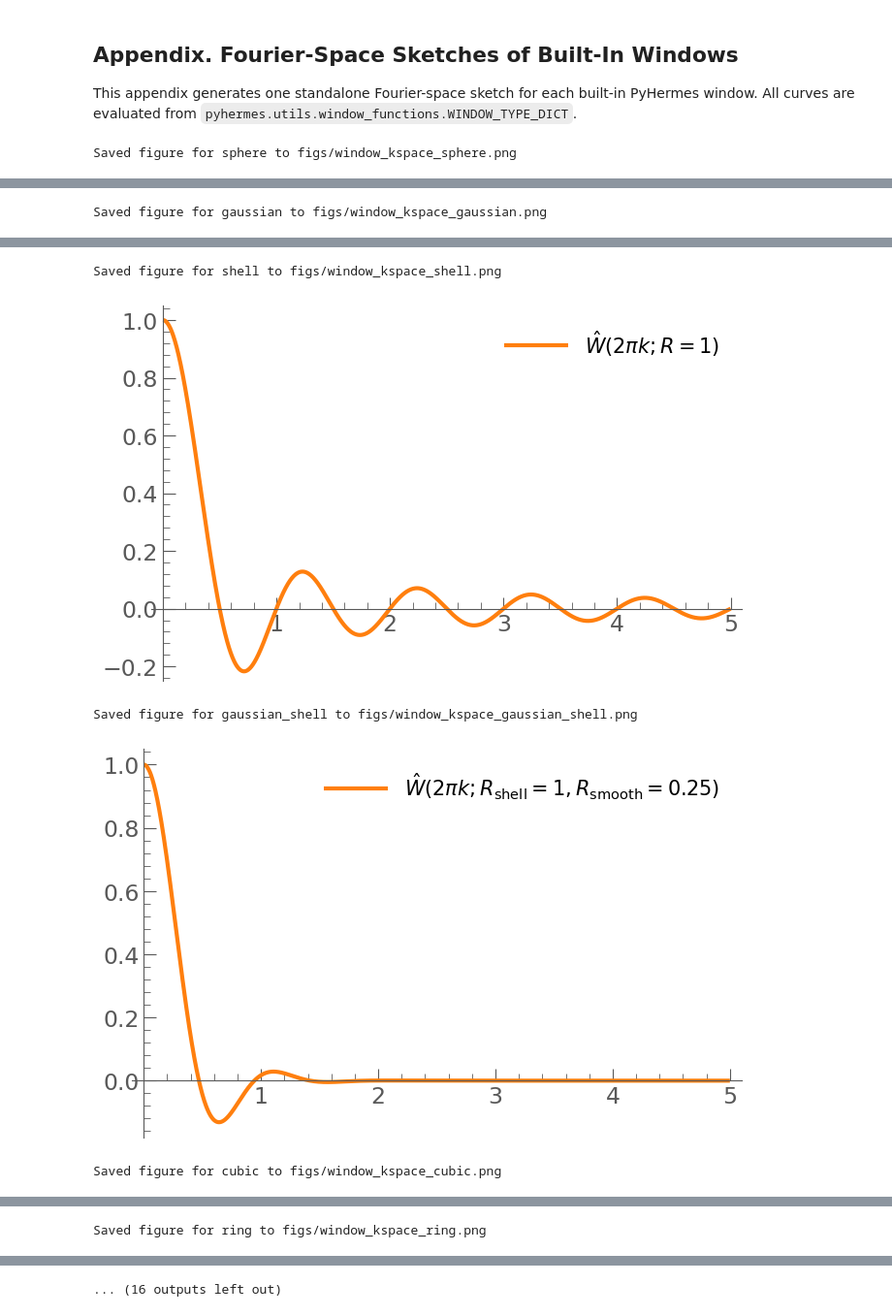
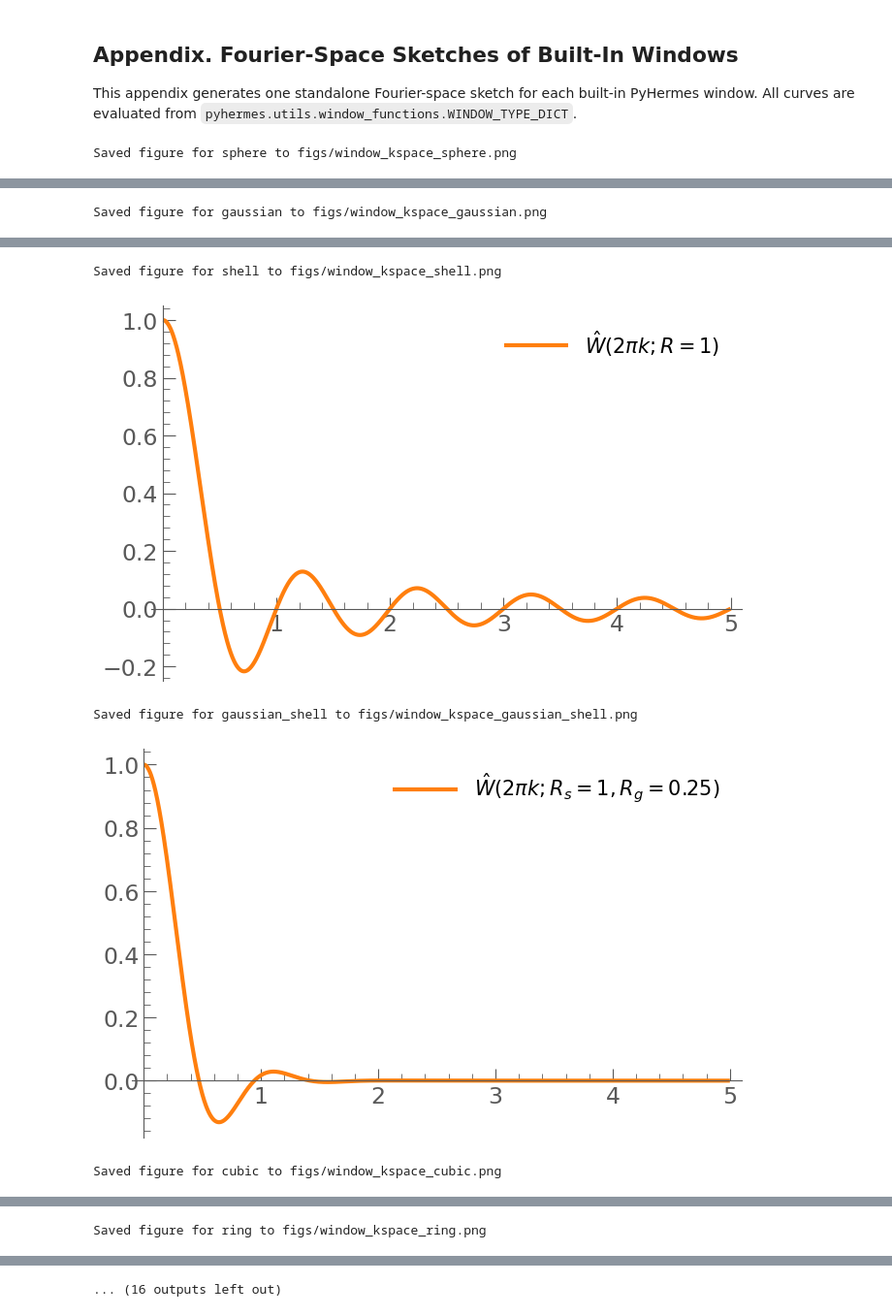
Before and after one commit to SYSUSPA-Projects/PyHermes, a Jupyter notebook: examples/notebooks/window.ipynb, the cells around one changed output, grey strips where cells are left out. Shown at 97% size. Saved outputs shown, nothing was run; the diff lists cells and outputs as text; code cells hidden in the pictures.

```diff
--- a/examples/notebooks/window.ipynb
+++ b/examples/notebooks/window.ipynb
@@ -361,7 +361,7 @@ window_plot_specs = [
     {
         "name": "gaussian_shell",
         "curves": [
-            {"label": r"$\hat W(2\pi k; R_{\rm shell}=1,R_{\rm smooth}=0.25)$", "cut": radial_cut, "args": (1.0, 0.25), "color": "#ff7f0e", "ls": "-"},
+            {"label": r"$\hat W(2\pi k; R_s=1,R_g=0.25)$", "cut": radial_cut, "args": (1.0, 0.25), "color": "#ff7f0e", "ls": "-"},
         ],
         "ylim": (-0.18, 1.05),
     },
@@ -496,34 +496,34 @@ with plt.rc_context({
 
         ax.set_xticks(np.arange(1, 6, 1))
         ax.xaxis.set_minor_locator(MultipleLocator(0.2))
         ax.yaxis.set_minor_locator(AutoMinorLocator(5))
         ax.tick_params(axis="both", which="major", direction="in", length=9, width=0.8, labelsize=17)
         ax.tick_params(axis="both", which="minor", direction="in", length=5, width=0.6)
         ax.grid(False)
 
         ax.legend(
             frameon=False,
             loc=spec.get("legend_loc", "upper right"),
             fontsize=legend_fontsize,
             handlelength=3.2,
             borderaxespad=0.7,
         )
 
         fig.tight_layout(pad=0.15)
         png_out = fig_dir / f"window_kspace_{spec['name']}.png"
         fig.savefig(png_out, dpi=300, bbox_inches="tight", pad_inches=0.03)
         print(f"Saved figure for {spec['name']} to {png_out}")
         plt.show()
         plt.close(fig)
 # %% [output]
 Saved figure for sphere to figs/window_kspace_sphere.png
 [figure]
 Saved figure for gaussian to figs/window_kspace_gaussian.png
 [figure]
 Saved figure for shell to figs/window_kspace_shell.png
 [figure]
 Saved figure for gaussian_shell to figs/window_kspace_gaussian_shell.png
-[figure, old version]
+[figure, new version]
 Saved figure for cubic to figs/window_kspace_cubic.png
 [figure]
 Saved figure for ring to figs/window_kspace_ring.png
```
